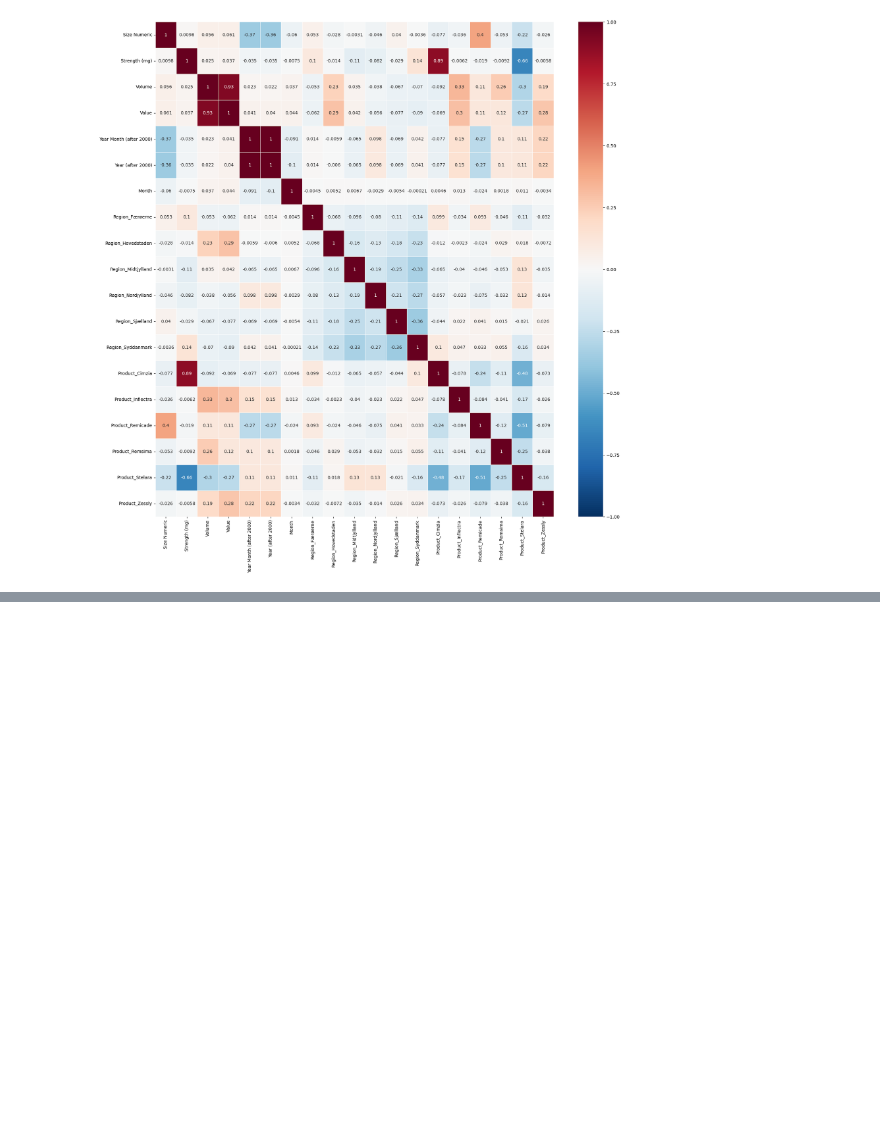
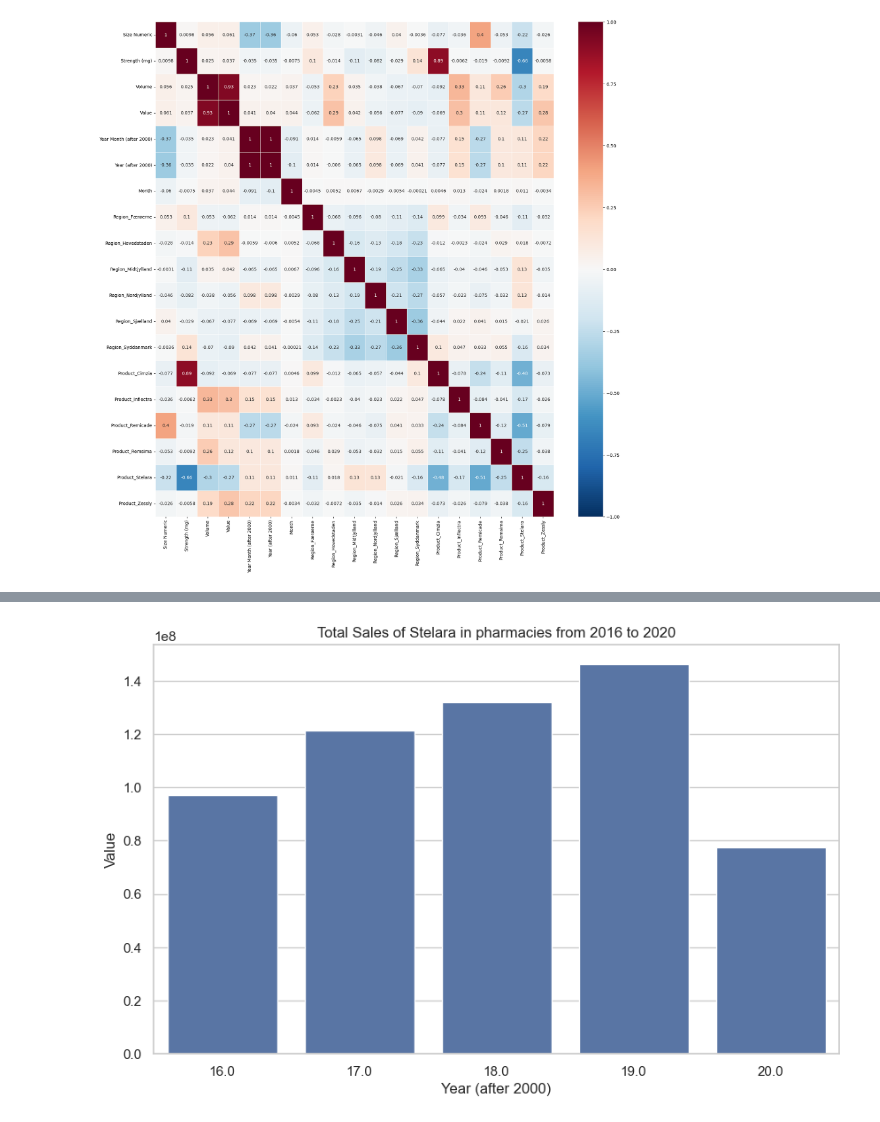
Before and after one commit to Alaa0129/Indication-Insights, a Jupyter notebook: src/DataExploration.ipynb, the cells around one changed output, grey strips where cells are left out. Drawn from its saved outputs; the diff is of its cells as text; code cells hidden in the pictures; blank space fills up the shorter version.

```diff
--- a/src/DataExploration.ipynb
+++ b/src/DataExploration.ipynb
@@ -148,0 +155,4 @@ NameError: name 'df' is not defined
+# %%
+SortedDf = df[(df['Year (after 2000)'] >= 16) & (df['Year (after 2000)'] <= 20) & (df['Product_Stelara'] == True)]
+
+SortedDf
@@ -148,0 +173,9 @@ NameError: name 'df' is not defined
+# %%
+# draw a diagram to show sum(SortedDf['Value']) of Stelara from 2016 to 2020
+sns.set_theme(style="whitegrid")
+plt.figure(figsize=(10, 6))
+sns.barplot(x='Year (after 2000)', y='Value', data=SortedDf, estimator=sum, errorbar=None)
+plt.title('Total Sales of Stelara in pharmacies from 2016 to 2020')
+plt.show()
+# %% [output]
+[figure, added]
```
Also changed, not shown: parts of 5 cells of this notebook, 9 other files.
